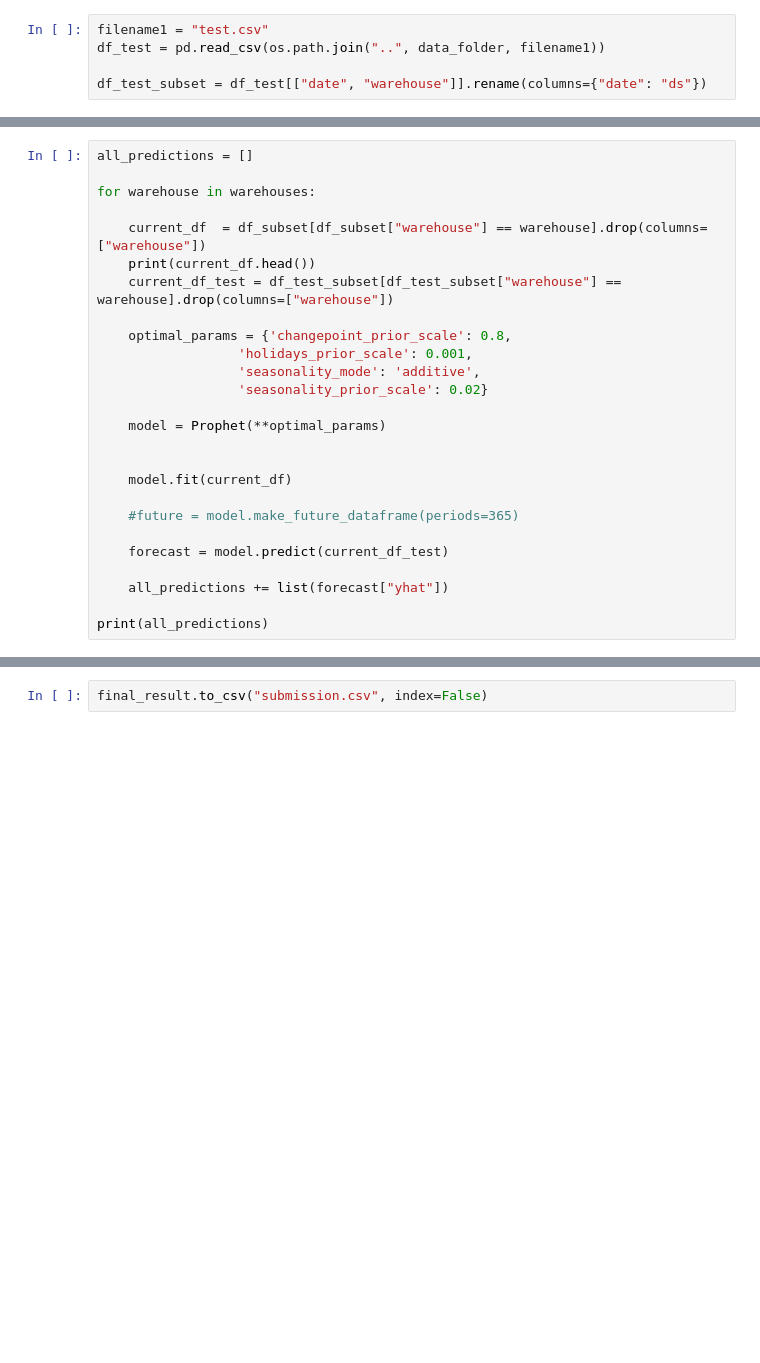
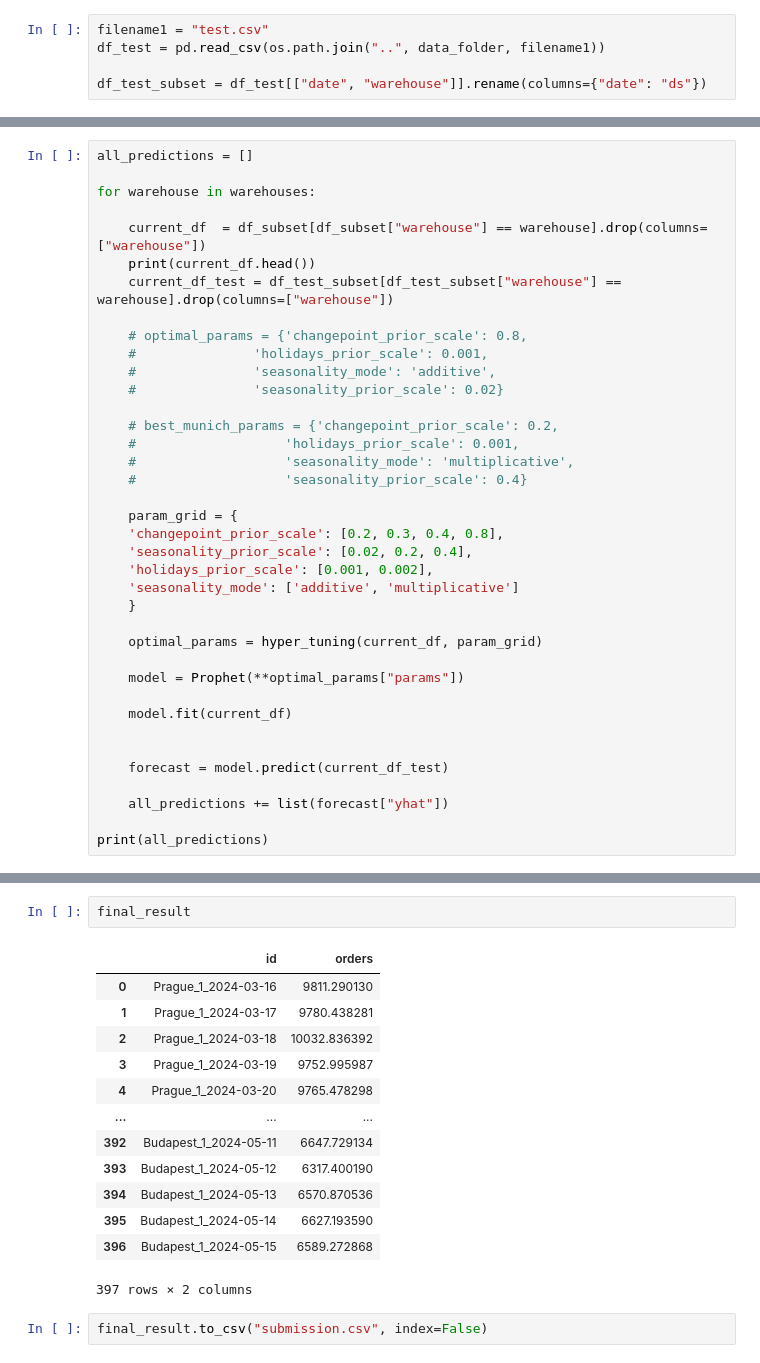
Before and after one commit to lifelonglearner94/e-commerce_orders_forecasting, a Jupyter notebook: notebooks/final_prophet_tests.ipynb, the cells around one changed output, grey strips where cells are left out. Saved outputs shown, nothing was run; the diff lists cells and outputs as text; blank space fills up the shorter version.

```diff
--- a/notebooks/final_prophet_tests.ipynb
+++ b/notebooks/final_prophet_tests.ipynb
@@ -35,17 +84,29 @@ for warehouse in warehouses:
     print(current_df.head())
     current_df_test = df_test_subset[df_test_subset["warehouse"] == warehouse].drop(columns=["warehouse"])
 
-    optimal_params = {'changepoint_prior_scale': 0.8,
-                  'holidays_prior_scale': 0.001,
-                  'seasonality_mode': 'additive',
-                  'seasonality_prior_scale': 0.02}
+    # optimal_params = {'changepoint_prior_scale': 0.8,
+    #               'holidays_prior_scale': 0.001,
+    #               'seasonality_mode': 'additive',
+    #               'seasonality_prior_scale': 0.02}
 
-    model = Prophet(**optimal_params)
+    # best_munich_params = {'changepoint_prior_scale': 0.2,
+    #                   'holidays_prior_scale': 0.001,
+    #                   'seasonality_mode': 'multiplicative',
+    #                   'seasonality_prior_scale': 0.4}
 
+    param_grid = {
+    'changepoint_prior_scale': [0.2, 0.3, 0.4, 0.8],
+    'seasonality_prior_scale': [0.02, 0.2, 0.4],
+    'holidays_prior_scale': [0.001, 0.002],
+    'seasonality_mode': ['additive', 'multiplicative']
+    }
+
+    optimal_params = hyper_tuning(current_df, param_grid)
+
+    model = Prophet(**optimal_params["params"])
 
     model.fit(current_df)
 
-    #future = model.make_future_dataframe(periods=365)
 
     forecast = model.predict(current_df_test)
 
@@ -109,2 +219,18 @@ final_result = pd.concat([df_test["id"], pd.DataFrame({"orders": all_predictions
+# %%
+final_result
+# %% [output]
+|  | id | orders |
+| 0 | Prague_1_2024-03-16 | 9811.290130 |
+| 1 | Prague_1_2024-03-17 | 9780.438281 |
+| 2 | Prague_1_2024-03-18 | 10032.836392 |
+| 3 | Prague_1_2024-03-19 | 9752.995987 |
+| 4 | Prague_1_2024-03-20 | 9765.478298 |
+| ... | ... | ... |
+| 392 | Budapest_1_2024-05-11 | 6647.729134 |
+| 393 | Budapest_1_2024-05-12 | 6317.400190 |
+| 394 | Budapest_1_2024-05-13 | 6570.870536 |
+| 395 | Budapest_1_2024-05-14 | 6627.193590 |
+| 396 | Budapest_1_2024-05-15 | 6589.272868 |
+397 rows × 2 columns
 # %%
 final_result.to_csv("submission.csv", index=False)
```
Also changed, not shown: parts of 3 cells of this notebook, 4 other files.
